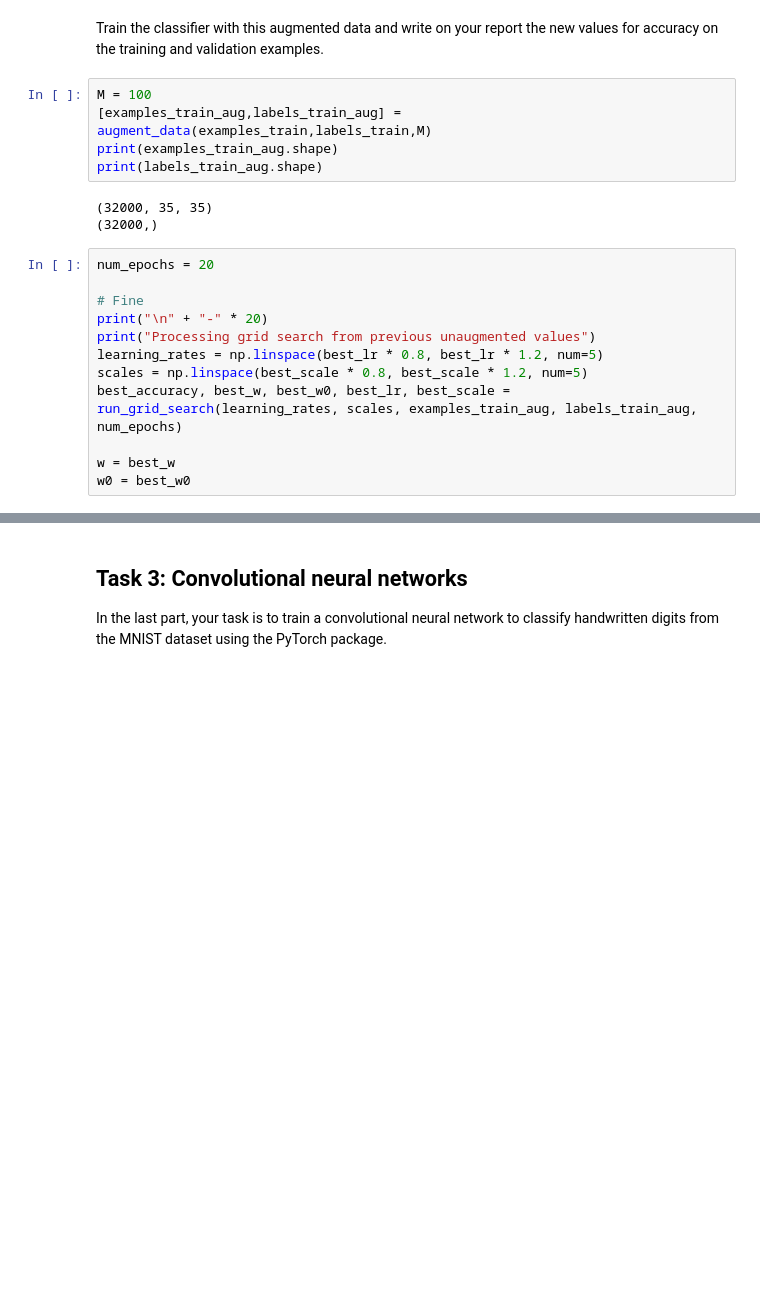
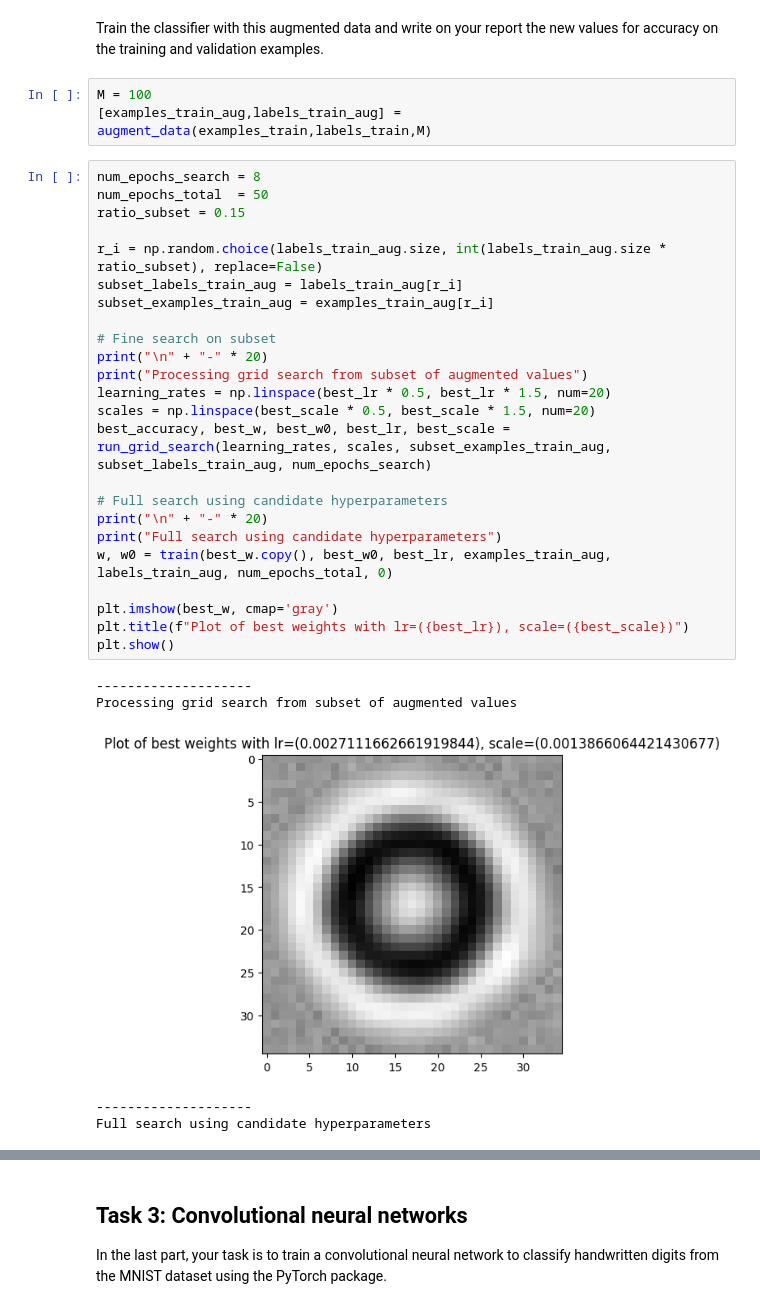
Before and after one commit to 0-Gixty-0/SSY098-Image-Analysis, a Jupyter notebook: lab4/lab_4_students.ipynb, the cells around one changed output, grey strips where cells are left out. Cells and saved outputs as stored; diff of their text form; blank space fills up the shorter version.

```diff
--- a/lab4/lab_4_students.ipynb
+++ b/lab4/lab_4_students.ipynb
@@ -435,20 +435,33 @@ Train the classifier with this augmented data and write on your report the new v
 # %%
 M = 100
 [examples_train_aug,labels_train_aug] = augment_data(examples_train,labels_train,M)
-print(examples_train_aug.shape)
-print(labels_train_aug.shape)
-# %% [output]
-(32000, 35, 35)
-(32000,)
 # %%
-num_epochs = 20
+num_epochs_search = 8
+num_epochs_total  = 50
+ratio_subset = 0.15
 
-# Fine
+r_i = np.random.choice(labels_train_aug.size, int(labels_train_aug.size * ratio_subset), replace=False)
+subset_labels_train_aug = labels_train_aug[r_i]
+subset_examples_train_aug = examples_train_aug[r_i]
+
+# Fine search on subset
 print("\n" + "-" * 20)
-print("Processing grid search from previous unaugmented values")
-learning_rates = np.linspace(best_lr * 0.8, best_lr * 1.2, num=5)
-scales = np.linspace(best_scale * 0.8, best_scale * 1.2, num=5)
-best_accuracy, best_w, best_w0, best_lr, best_scale = run_grid_search(learning_rates, scales, examples_train_aug, labels_train_aug, num_epochs)
+print("Processing grid search from subset of augmented values")
+learning_rates = np.linspace(best_lr * 0.5, best_lr * 1.5, num=20)
+scales = np.linspace(best_scale * 0.5, best_scale * 1.5, num=20)
+best_accuracy, best_w, best_w0, best_lr, best_scale = run_grid_search(learning_rates, scales, subset_examples_train_aug, subset_labels_train_aug, num_epochs_search)
 
-w = best_w
-w0 = best_w0
+# Full search using candidate hyperparameters
+print("\n" + "-" * 20)
+print("Full search using candidate hyperparameters")
+w, w0 = train(best_w.copy(), best_w0, best_lr, examples_train_aug, labels_train_aug, num_epochs_total, 0)
+
+plt.imshow(best_w, cmap='gray')
+plt.title(f"Plot of best weights with lr=({best_lr}), scale=({best_scale})")
+plt.show()
+# %% [output]
+--------------------
+Processing grid search from subset of augmented values
+[figure, added]
+--------------------
+Full search using candidate hyperparameters
```
Also changed, not shown: parts of 11 cells of this notebook.
